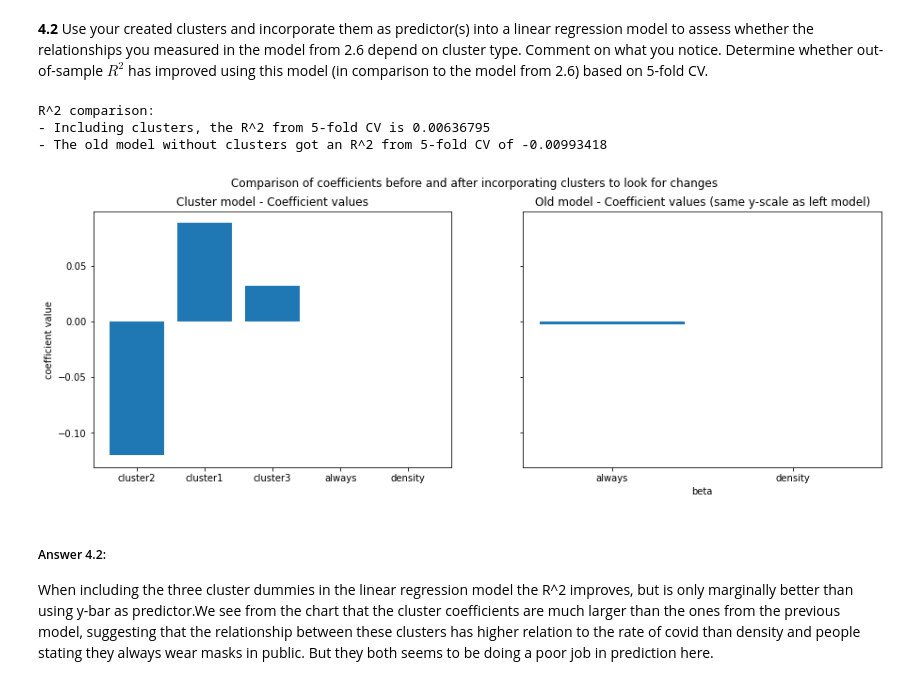
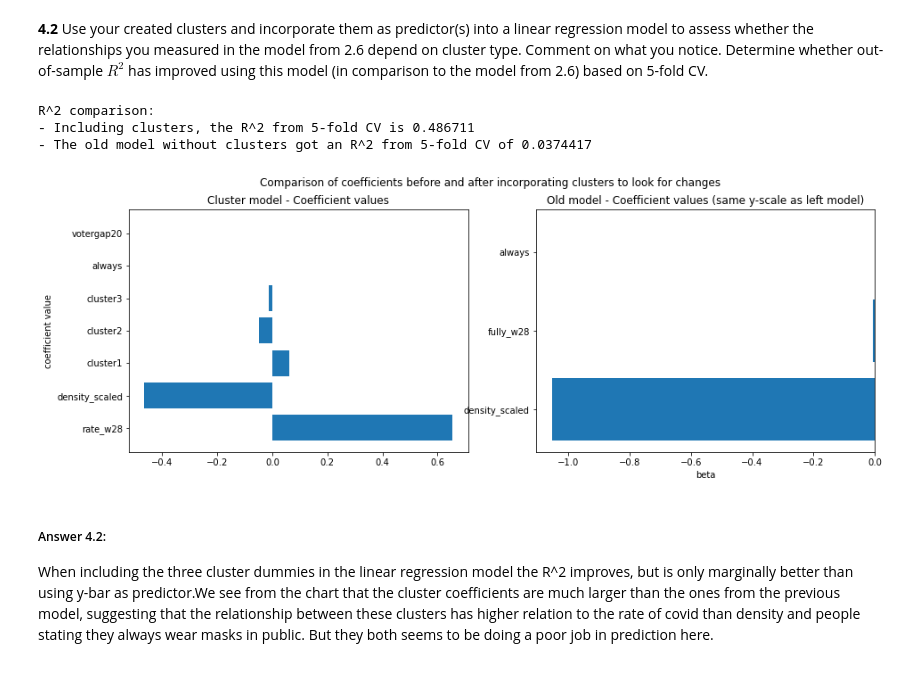
Before and after one commit to kkvalsvik/DataScience_cs109a_Harvard, a Jupyter notebook: cs_s109a_finalexam_2021.ipynb, the cells around one changed output. Saved outputs shown, nothing was run; the diff lists cells and outputs as text; code cells hidden in the pictures.

Commit message:
Add files via upload
rett før jeg skal rename train

```diff
--- a/cs_s109a_finalexam_2021.ipynb
+++ b/cs_s109a_finalexam_2021.ipynb
@@ -738,10 +739,21 @@ Factors that could be confounded with the model from 2.3, relating covid rates i
 * Mask usage: I can imagine that mask usage has a relationship with votergap, and is a factor that should have a causal relationship with covid rate. If it has any relationship with votergap it is will therefore be confounding.
 * Age of population: Student counties for example will probably have a higher spread rate than counties with an old population, and also affects votes.
 # %%
-# See answer below on the choice of confounding variables.
 # I first interpreted the task to ask for all possible features in covid_clean, but read from Ed that we should include
 #the ones that are possible from our listed 3 confounding variables. Updated now.
-predictors_to_include = ['density', 'always']
+
+# Normalizing the density variable to get it on the range of 0 to 1 which is the same as 'always':
+from sklearn.preprocessing import MinMaxScaler
+scaler = MinMaxScaler()
+density_scaled = scaler.fit_transform(covid_clean[['density']])
+# covid_Norm = pd.DataFrame(covid_Norm, columns=columns_to_include)
+# train_covid[['rate_w28', 'votergap20', 'rate28_X_votergap']]
+# covid_Norm['rate28_X_votergap']
+density_scaled
+covid_clean['density_scaled'] = density_scaled
+
+
+predictors_to_include = ['density_scaled', 'always', 'rate_w28', 'votergap20']
 # Assigning X and y:
 X_full = covid_clean[predictors_to_include]
 y = covid_clean['rate_w29']
@@ -1209,7 +1230,7 @@ covid_clean['cluster2'] = (kmeans2.predict(std_variables)==1)*1
 covid_clean['cluster3'] = (kmeans2.predict(std_variables)==2)*1
 
 # Using the same predictors as in 2.6 together with the three cluster variables:
-predictors_with_clusters = ['density', 'always','cluster1','cluster2','cluster3']
+predictors_with_clusters = ['density_scaled', 'always','rate_w28', 'votergap20', 'cluster1','cluster2','cluster3']
 
 # Assigning X and y:
 X_full_cluster = covid_clean[predictors_with_clusters]
@@ -1217,39 +1238,39 @@ y = covid_clean['rate_w29']
 # X_full = covid_clean[predictors_to_include] # From the old model
 
 # Fitting multiple regression model:
 reg_linear_cluster = LinearRegression().fit(X_full_cluster, y)
 
 # Creating a dataframe of all coefficients sorted from highest absolute value to lowest:
 zip(predictors_with_clusters, reg_linear_cluster.coef_)
 coeffs_clust = pd.DataFrame(zip(predictors_with_clusters, reg_linear_cluster.coef_), columns=['Predictor_inc_cluster','Coefficients'])
 coeffs_clust=coeffs_clust.reindex(coeffs_clust.Coefficients.abs().sort_values(ascending=False).index)
 
 # 5-fold cv to get OOS r2 score:
 from sklearn.model_selection import cross_val_score
 print(f'R^2 comparison:\n- Including clusters, the R^2 from 5-fold CV is {np.max(cross_val_score(reg_linear_cluster, X_full_cluster, y, cv=5)):.6}')
 print(f'- The old model without clusters got an R^2 from 5-fold CV of {np.max(cross_val_score(reg_linear_all, X_full, y, cv=5)):.6}')
 
 
 # Chart of coefficients:
-fig, ax = plt.subplots(1,2,figsize=(15,5),sharey=True)
+fig, ax = plt.subplots(1,2,figsize=(15,5))#,sharey=True)
 fig.suptitle('Comparison of coefficients before and after incorporating clusters to look for changes')
-ax[0].bar(coeffs_clust.iloc[0:10,0],coeffs_clust.iloc[0:10,1])
+ax[0].barh(coeffs_clust.iloc[0:10,0],coeffs_clust.iloc[0:10,1])
 ax[0].set_title('Cluster model - Coefficient values')
 ax[0].set_ylabel('coefficient value')
 
-ax[1].bar(coeffs.iloc[0:10,0],coeffs.iloc[0:10,1])
+ax[1].barh(coeffs.iloc[:,0],coeffs.iloc[:,1])
 ax[1].set_title('Old model - Coefficient values (same y-scale as left model)')
 ax[1].set_xlabel('beta')
 plt.show()
 
 # Comparing the coefficients' ranked dataframes: (removed because of too much information)
 # display(coeffs_clust)
 # display(coeffs)
 # %% [output]
 R^2 comparison:
-- Including clusters, the R^2 from 5-fold CV is 0.00636795
-- The old model without clusters got an R^2 from 5-fold CV of -0.00993418
+- Including clusters, the R^2 from 5-fold CV is 0.486711
+- The old model without clusters got an R^2 from 5-fold CV of 0.0374417
-[figure, old version]
+[figure, new version]
 # %% [markdown]
 ##### Answer 4.2:
 When including the three cluster dummies in the linear regression model the R^2 improves, but is only marginally better than using y-bar as predictor.We see from the chart that the cluster coefficients are much larger than the ones from the previous model, suggesting that the relationship between these clusters has higher relation to the rate of covid than density and people stating they always wear masks in public. But they both seems to be doing a poor job in prediction here.
```
Also changed, not shown: parts of 5 cells of this notebook.
